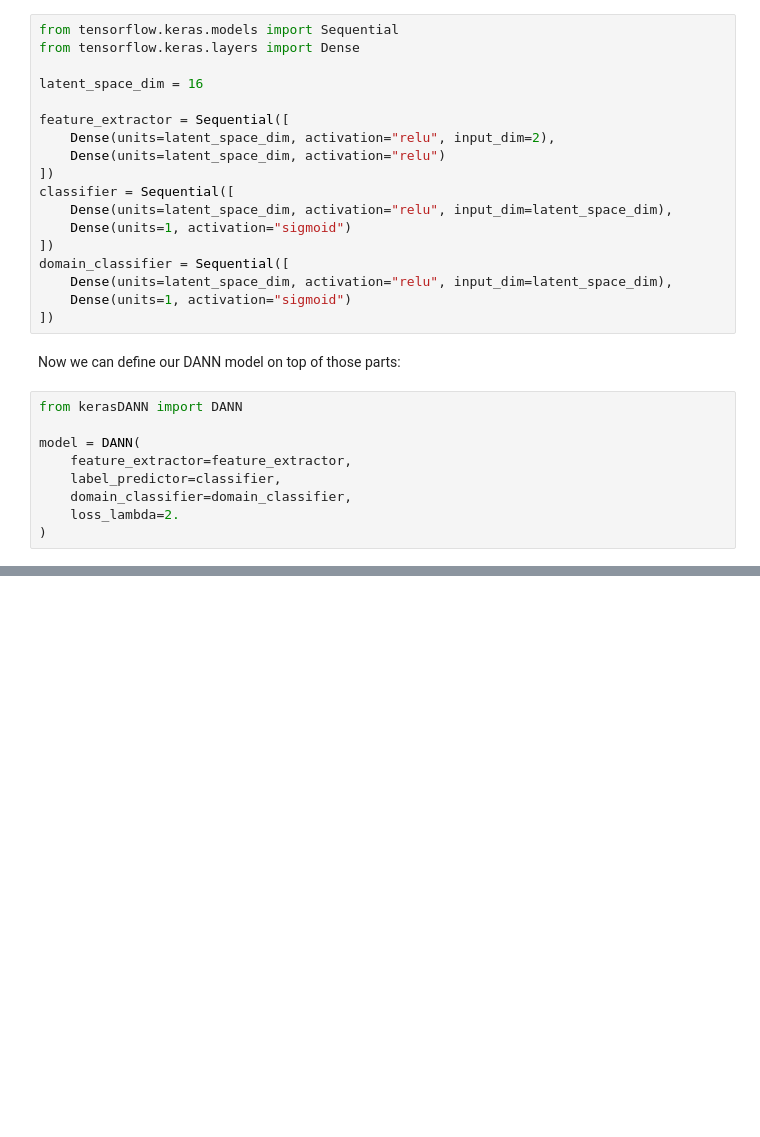
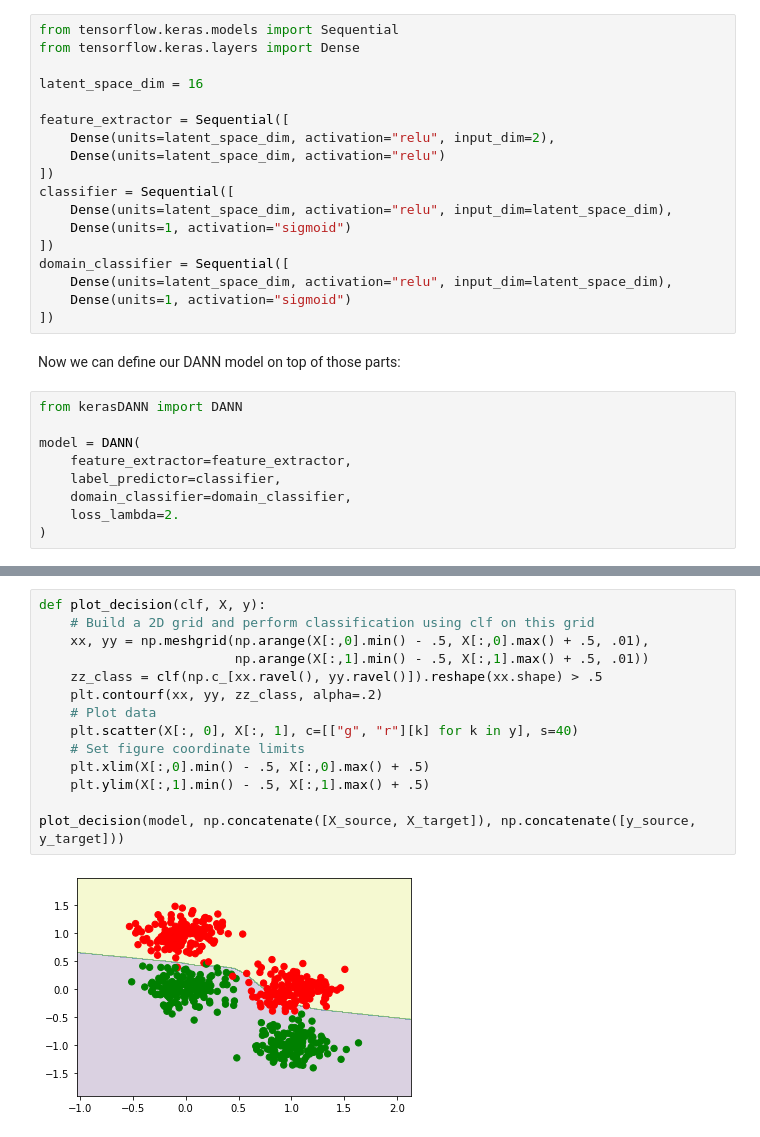
Before and after one commit to rtavenar/keras-dann, a Jupyter notebook: example.ipynb, the cells around one changed output, grey strips where cells are left out. Drawn from its saved outputs; the diff is of its cells as text; blank space fills up the shorter version.

```diff
--- a/example.ipynb
+++ b/example.ipynb
@@ -82,0 +83,16 @@ for n_repeats in range(10):
+# %%
+def plot_decision(clf, X, y):
+    # Build a 2D grid and perform classification using clf on this grid
+    xx, yy = np.meshgrid(np.arange(X[:,0].min() - .5, X[:,0].max() + .5, .01),
+                         np.arange(X[:,1].min() - .5, X[:,1].max() + .5, .01))
+    zz_class = clf(np.c_[xx.ravel(), yy.ravel()]).reshape(xx.shape) > .5
+    plt.contourf(xx, yy, zz_class, alpha=.2)
+    # Plot data
+    plt.scatter(X[:, 0], X[:, 1], c=[["g", "r"][k] for k in y], s=40)
+    # Set figure coordinate limits
+    plt.xlim(X[:,0].min() - .5, X[:,0].max() + .5)
+    plt.ylim(X[:,1].min() - .5, X[:,1].max() + .5)
+
+plot_decision(model, np.concatenate([X_source, X_target]), np.concatenate([y_source, y_target]))
+# %% [output]
+[figure, added]
```
Also changed, not shown: parts of 2 cells of this notebook.
